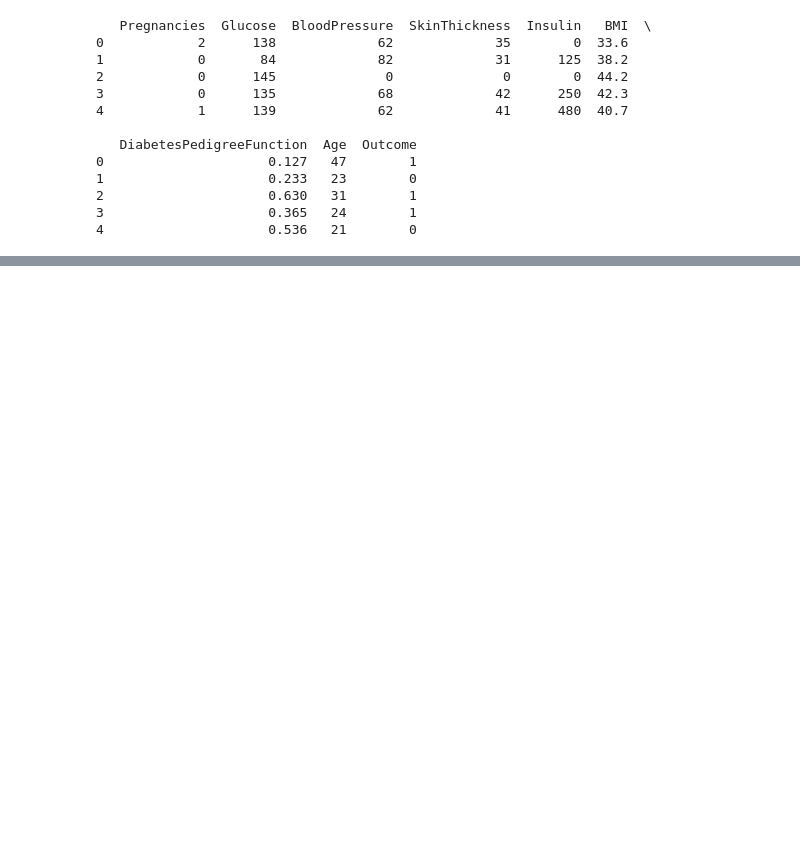
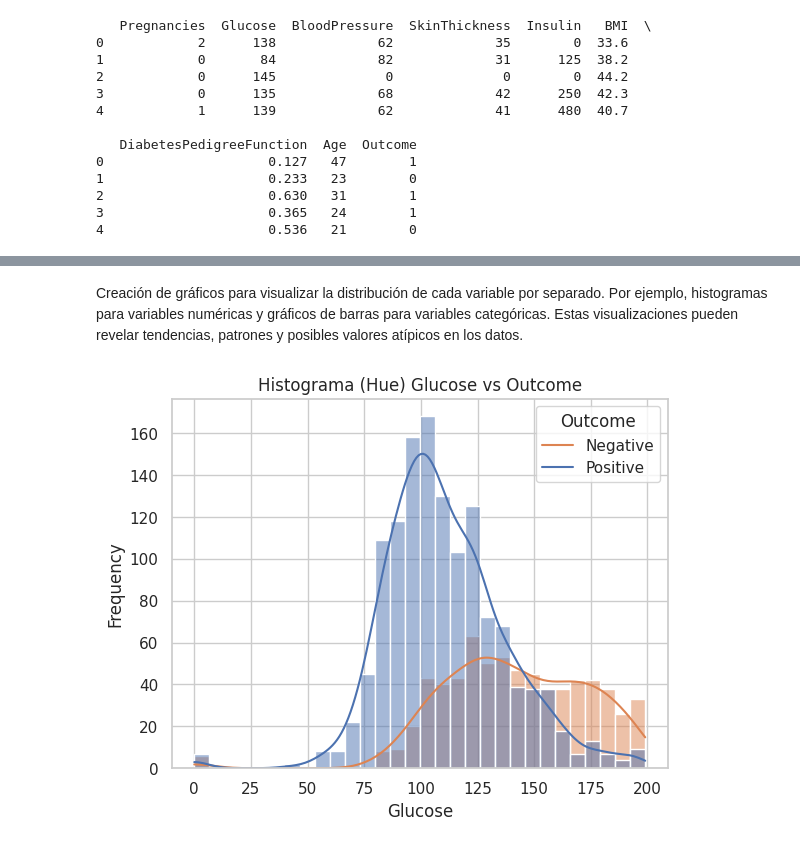
Before and after one commit to paulotolosa/prueba_II_coderhouse, a Jupyter notebook: Proyecto_ParteIII_Tolosa.ipynb, the cells around one changed output, grey strips where cells are left out. Saved outputs shown, nothing was run; the diff lists cells and outputs as text; code cells hidden in the pictures; blank space fills up the shorter version.

```diff
--- a/Proyecto_ParteIII_Tolosa.ipynb
+++ b/Proyecto_ParteIII_Tolosa.ipynb
@@ -454,0 +135,15 @@ Successfully installed nbconvert-7.16.1
+# %% [markdown]
+Creación de gráficos para visualizar la distribución de cada variable por separado. Por ejemplo, histogramas para variables numéricas y gráficos de barras para variables categóricas. Estas visualizaciones pueden revelar tendencias, patrones y posibles valores atípicos en los datos.
+# %%
+import seaborn as sns
+import matplotlib.pyplot as plt
+
+# Histograma con hue entre Glucose y Outcome
+sns.histplot(data=df, x='Glucose', hue='Outcome', kde=True)
+plt.xlabel('Glucose')
+plt.ylabel('Frequency')
+plt.title('Histograma (Hue) Glucose vs Outcome')
+plt.legend(title='Outcome', labels=['Negative', 'Positive'])
+plt.show()
+# %% [output]
+[figure, added]
```
Also changed, not shown: parts of 50 cells of this notebook.
